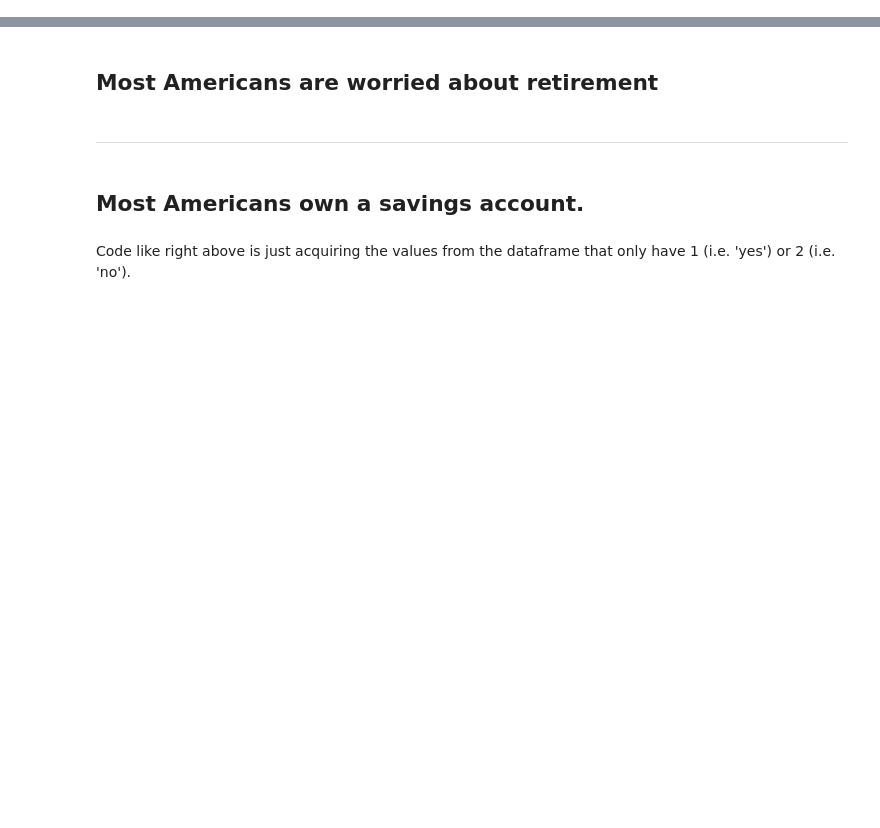
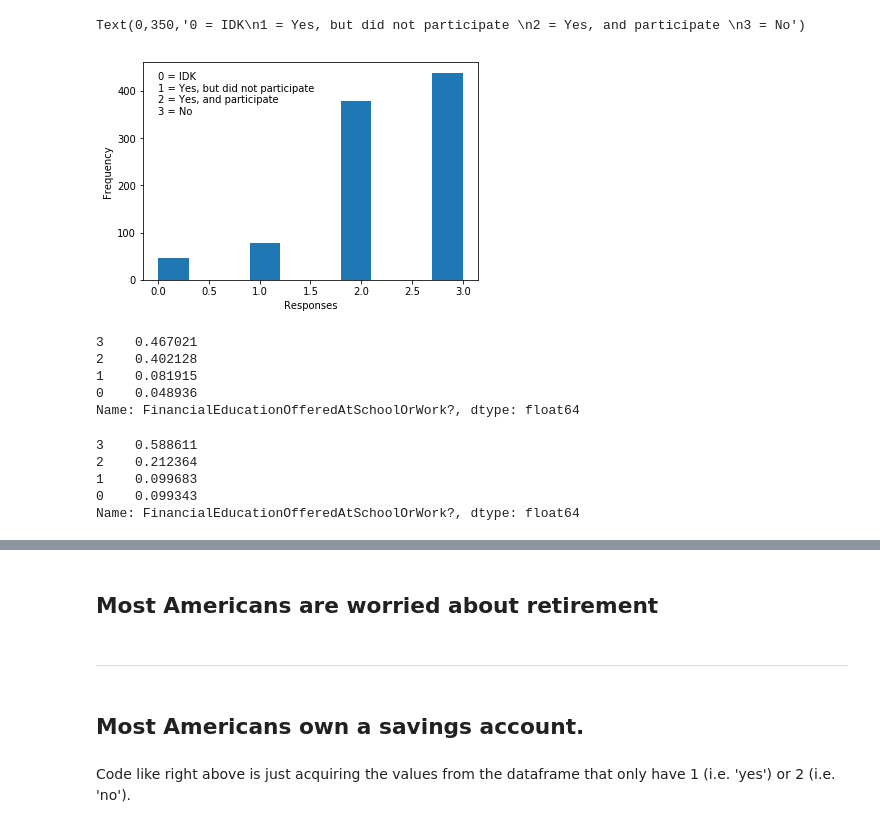
Before and after one commit to ekeleshian/financial_literacy, a Jupyter notebook: Are Americans Financially Literate?.ipynb, the cells around one changed output, grey strips where cells are left out. Cells and saved outputs as stored; diff of their text form; code cells hidden in the pictures; blank space fills up the shorter version.

```diff
--- a/Are Americans Financially Literate?.ipynb
+++ b/Are Americans Financially Literate?.ipynb
@@ -28,0 +302,27 @@ ____________________________________________________________________
+# %%
+fin_ed_2 = top_2[target]
+fin_ed_2 = fin_ed_2[fin_ed_2['FinancialEducationOfferedAtSchoolOrWork?']!=99]
+
+plt.hist(fin_ed_2['FinancialEducationOfferedAtSchoolOrWork?'])
+plt.xlabel('Responses')
+plt.ylabel('Frequency')
+plt.text(0, 350, '0 = IDK\n1 = Yes, but did not participate \n2 = Yes, and participate \n3 = No')
+# %% [output]
+Text(0,350,'0 = IDK\n1 = Yes, but did not participate \n2 = Yes, and participate \n3 = No')
+[figure, added]
+# %%
+fin_ed_2['FinancialEducationOfferedAtSchoolOrWork?'].value_counts(normalize=True)
+# %% [output]
+3    0.467021
+2    0.402128
+1    0.081915
+0    0.048936
+Name: FinancialEducationOfferedAtSchoolOrWork?, dtype: float64
+# %%
+fin_ed_98['FinancialEducationOfferedAtSchoolOrWork?'].value_counts(normalize=True)
+# %% [output]
+3    0.588611
+2    0.212364
+1    0.099683
+0    0.099343
+Name: FinancialEducationOfferedAtSchoolOrWork?, dtype: float64
```
Also changed, not shown: parts of 63 cells of this notebook.
